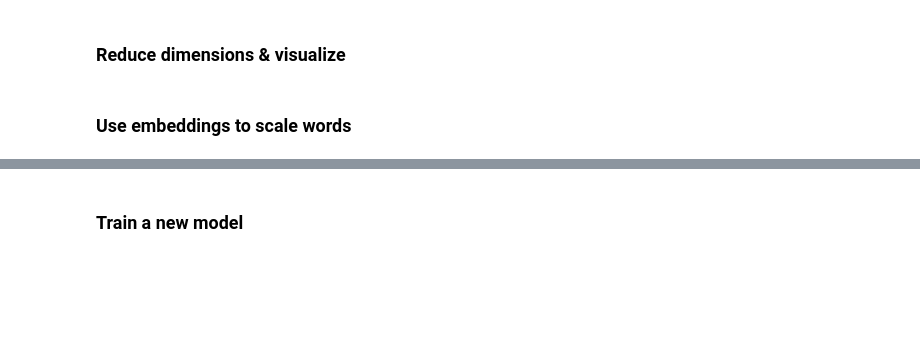
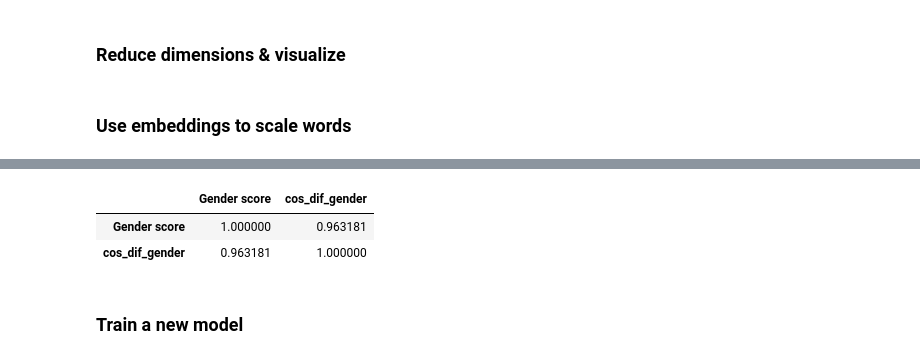
Before and after one commit to nicolaiberk/llm_ws, a Jupyter notebook: 02_embeddings.ipynb, the cells around one changed output, grey strips where cells are left out. Saved outputs shown, nothing was run; the diff lists cells and outputs as text; code cells hidden in the pictures; blank space fills up the shorter version.

```diff
--- a/02_embeddings.ipynb
+++ b/02_embeddings.ipynb
@@ -112,3 +247,11 @@ miner_mf_cos # more male
+# %%
+## in practice highly correlated (cos_sim is just a normalized dot product)
+scaled_occupations['cos_dif_gender'] = [nurse_mf_cos, teacher_mf_cos, lifeguard_mf_cos, banker_mf_cos, miner_mf_cos]
+scaled_occupations[['Gender score', 'cos_dif_gender']].corr()
+# %% [output]
+|  | Gender score | cos_dif_gender |
+| Gender score | 1.000000 | 0.963181 |
+| cos_dif_gender | 0.963181 | 1.000000 |
 # %% [markdown]
 ### Train a new model
 # %% [markdown]
```
Also changed, not shown: parts of 25 cells of this notebook.
